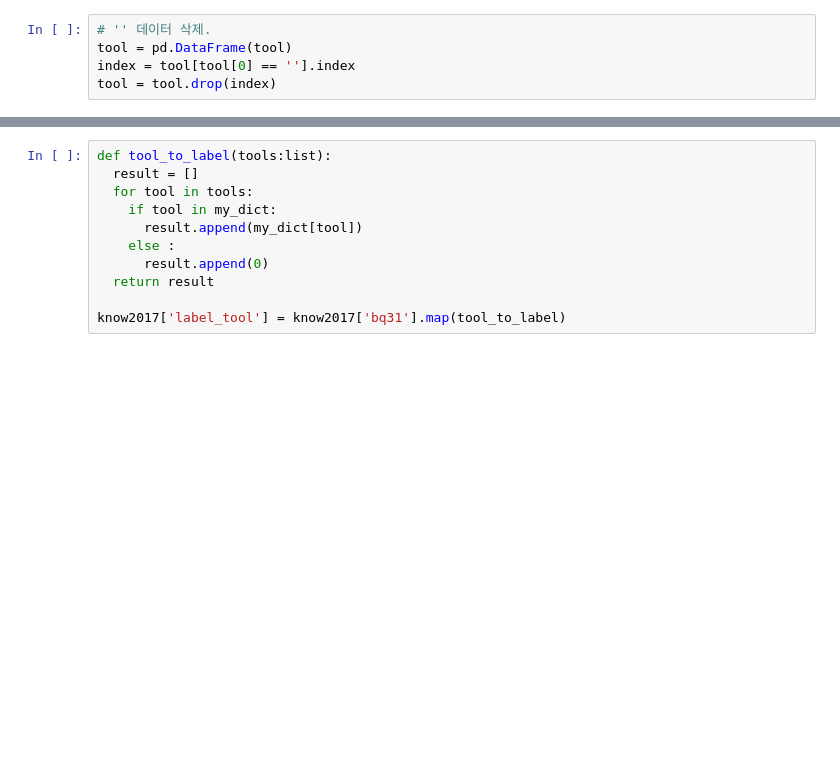
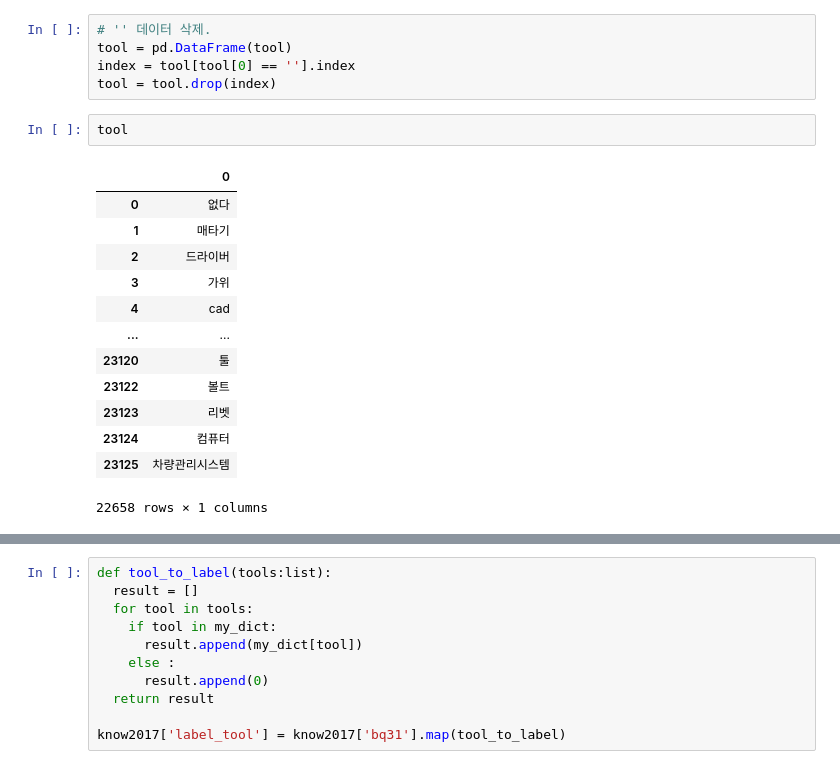
Before and after one commit to teamgaon/recommendation_algorithms_know, a Jupyter notebook: 20220105_hj_know.ipynb, the cells around one changed output, grey strips where cells are left out. Saved outputs shown, nothing was run; the diff lists cells and outputs as text; blank space fills up the shorter version.

```diff
--- a/20220105_hj_know.ipynb
+++ b/20220105_hj_know.ipynb
@@ -62,3 +62,19 @@ tool = sum(tool,[])
 tool = pd.DataFrame(tool)
 index = tool[tool[0] == ''].index
 tool = tool.drop(index)
+# %%
+tool
+# %% [output]
+|  | 0 |
+| 0 | 없다 |
+| 1 | 매타기 |
+| 2 | 드라이버 |
+| 3 | 가위 |
+| 4 | cad |
+| ... | ... |
+| 23120 | 툴 |
+| 23122 | 볼트 |
+| 23123 | 리벳 |
+| 23124 | 컴퓨터 |
+| 23125 | 차량관리시스템 |
+22658 rows × 1 columns
```
Also changed, not shown: parts of 13 cells of this notebook.
